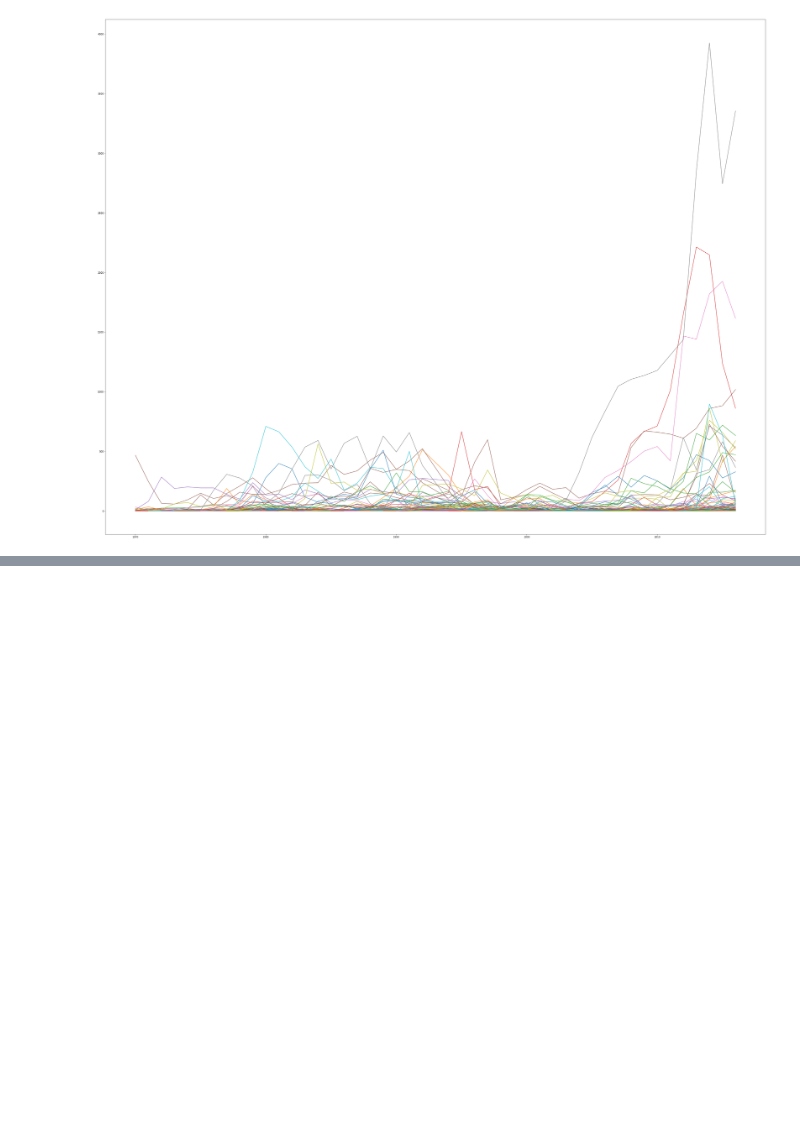
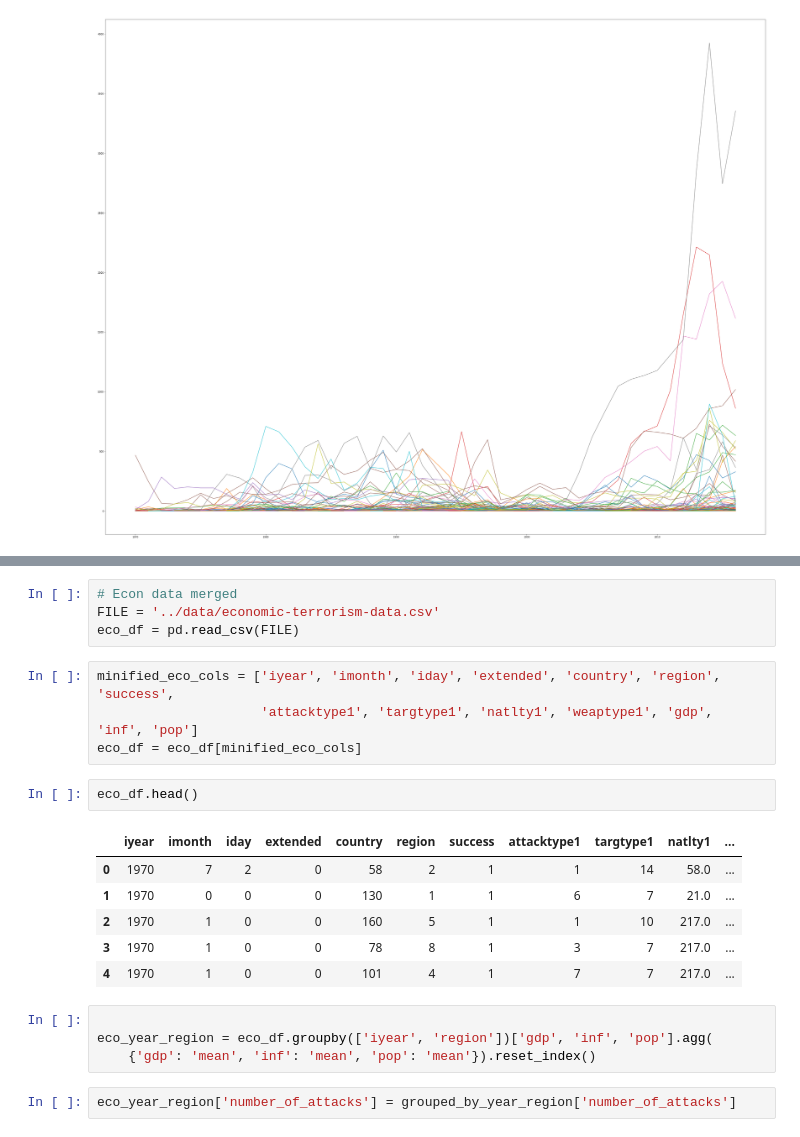
Before and after one commit to ninnzz/cs297_1, a Jupyter notebook: notebooks/Terrorism Data.ipynb, the cells around one changed output, grey strips where cells are left out. Saved outputs shown, nothing was run; the diff lists cells and outputs as text; blank space fills up the shorter version.

```diff
--- a/notebooks/Terrorism Data.ipynb
+++ b/notebooks/Terrorism Data.ipynb
@@ -90,0 +98,23 @@ plt.show()
+# %%
+# Econ data merged
+FILE = '../data/economic-terrorism-data.csv'
+eco_df = pd.read_csv(FILE)
+# %%
+minified_eco_cols = ['iyear', 'imonth', 'iday', 'extended', 'country', 'region', 'success',
+                     'attacktype1', 'targtype1', 'natlty1', 'weaptype1', 'gdp', 'inf', 'pop']
+eco_df = eco_df[minified_eco_cols]
+# %%
+eco_df.head()
+# %% [output]
+|  | iyear | imonth | iday | extended | country | region | success | attacktype1 | targtype1 | natlty1 | ... |
+| 0 | 1970 | 7 | 2 | 0 | 58 | 2 | 1 | 1 | 14 | 58.0 | ... |
+| 1 | 1970 | 0 | 0 | 0 | 130 | 1 | 1 | 6 | 7 | 21.0 | ... |
+| 2 | 1970 | 1 | 0 | 0 | 160 | 5 | 1 | 1 | 10 | 217.0 | ... |
+| 3 | 1970 | 1 | 0 | 0 | 78 | 8 | 1 | 3 | 7 | 217.0 | ... |
+| 4 | 1970 | 1 | 0 | 0 | 101 | 4 | 1 | 7 | 7 | 217.0 | ... |
+# %%
+
+eco_year_region = eco_df.groupby(['iyear', 'region'])['gdp', 'inf', 'pop'].agg(
+    {'gdp': 'mean', 'inf': 'mean', 'pop': 'mean'}).reset_index()
+# %%
+eco_year_region['number_of_attacks'] = grouped_by_year_region['number_of_attacks']
```
Also changed, not shown: parts of 19 cells of this notebook, 25 other files.
